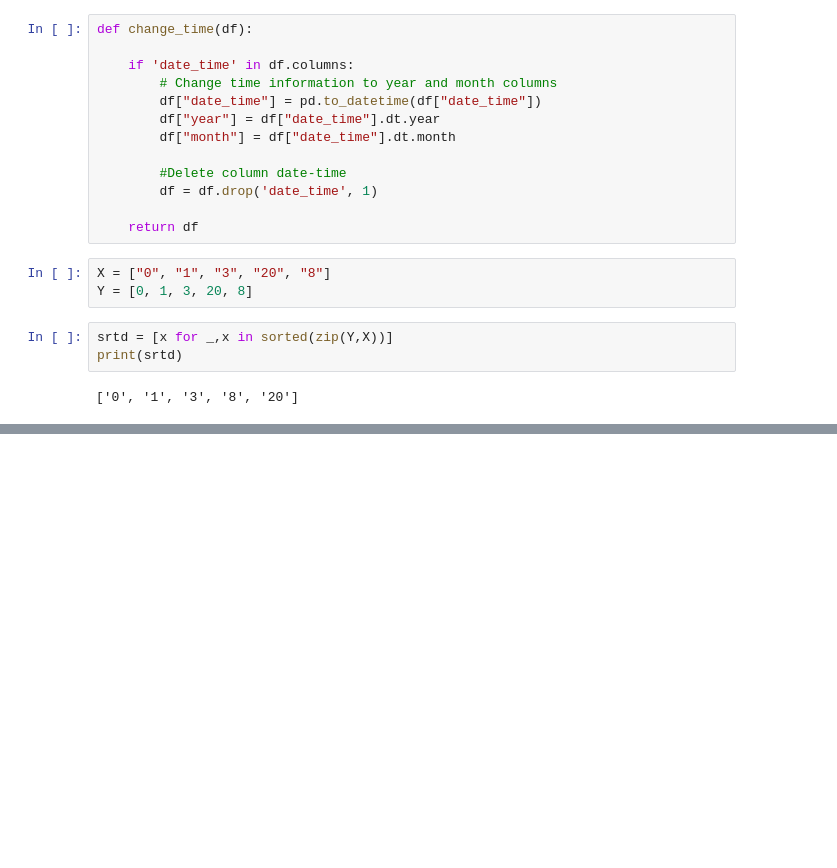
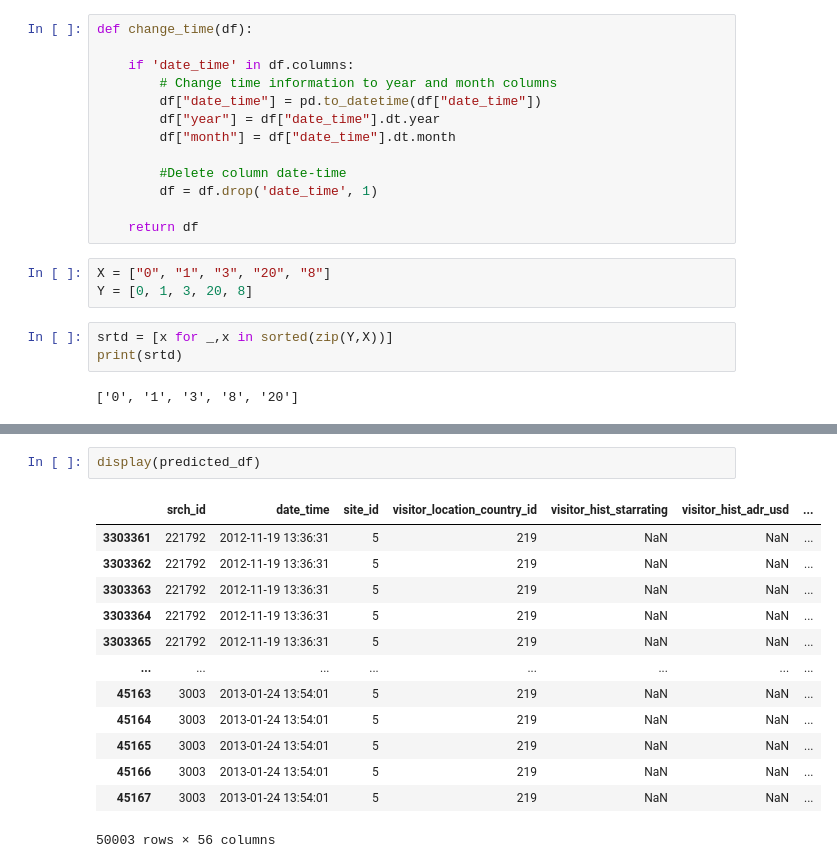
Before and after one commit to NatasjaWezel/DataMiningTechniques, a Jupyter notebook: Assignment2/tests_on_small_df.ipynb, the cells around one changed output, grey strips where cells are left out. Drawn from its saved outputs; the diff is of its cells as text; blank space fills up the shorter version.

```diff
--- a/Assignment2/tests_on_small_df.ipynb
+++ b/Assignment2/tests_on_small_df.ipynb
@@ -113,0 +108,16 @@ print(srtd)
+# %%
+display(predicted_df)
+# %% [output]
+|  | srch_id | date_time | site_id | visitor_location_country_id | visitor_hist_starrating | visitor_hist_adr_usd | ... |
+| 3303361 | 221792 | 2012-11-19 13:36:31 | 5 | 219 | NaN | NaN | ... |
+| 3303362 | 221792 | 2012-11-19 13:36:31 | 5 | 219 | NaN | NaN | ... |
+| 3303363 | 221792 | 2012-11-19 13:36:31 | 5 | 219 | NaN | NaN | ... |
+| 3303364 | 221792 | 2012-11-19 13:36:31 | 5 | 219 | NaN | NaN | ... |
+| 3303365 | 221792 | 2012-11-19 13:36:31 | 5 | 219 | NaN | NaN | ... |
+| ... | ... | ... | ... | ... | ... | ... | ... |
+| 45163 | 3003 | 2013-01-24 13:54:01 | 5 | 219 | NaN | NaN | ... |
+| 45164 | 3003 | 2013-01-24 13:54:01 | 5 | 219 | NaN | NaN | ... |
+| 45165 | 3003 | 2013-01-24 13:54:01 | 5 | 219 | NaN | NaN | ... |
+| 45166 | 3003 | 2013-01-24 13:54:01 | 5 | 219 | NaN | NaN | ... |
+| 45167 | 3003 | 2013-01-24 13:54:01 | 5 | 219 | NaN | NaN | ... |
+50003 rows × 56 columns
```
Also changed, not shown: parts of 16 cells of this notebook, 4 other files.
